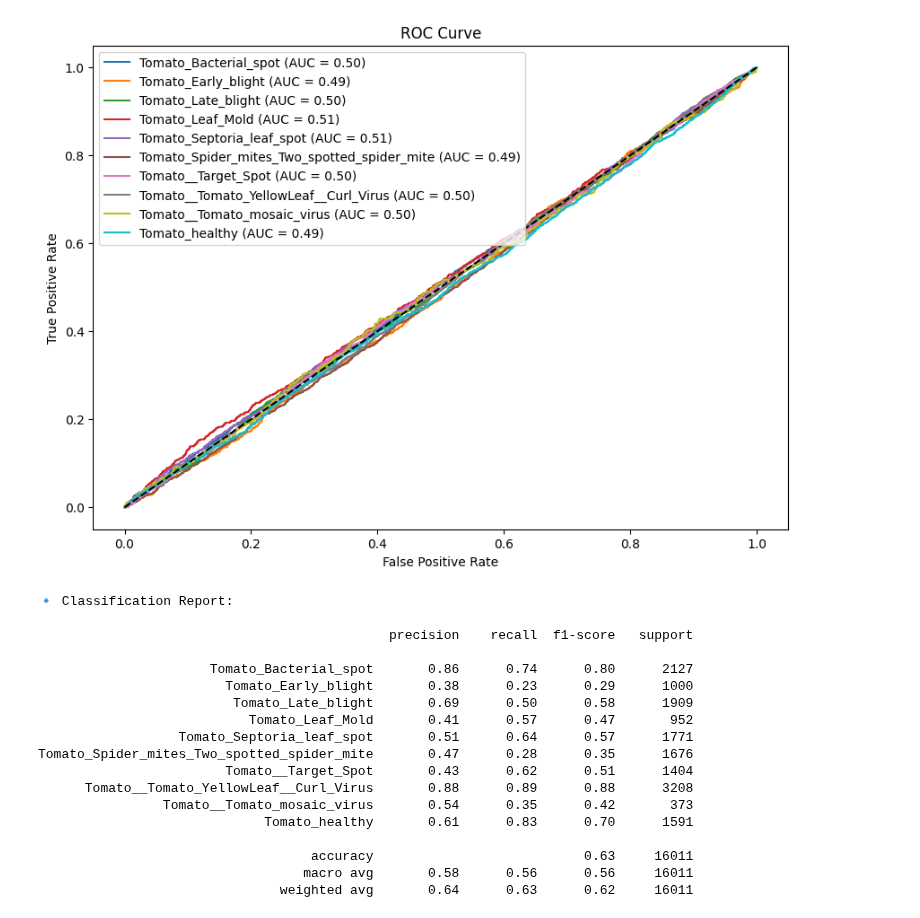
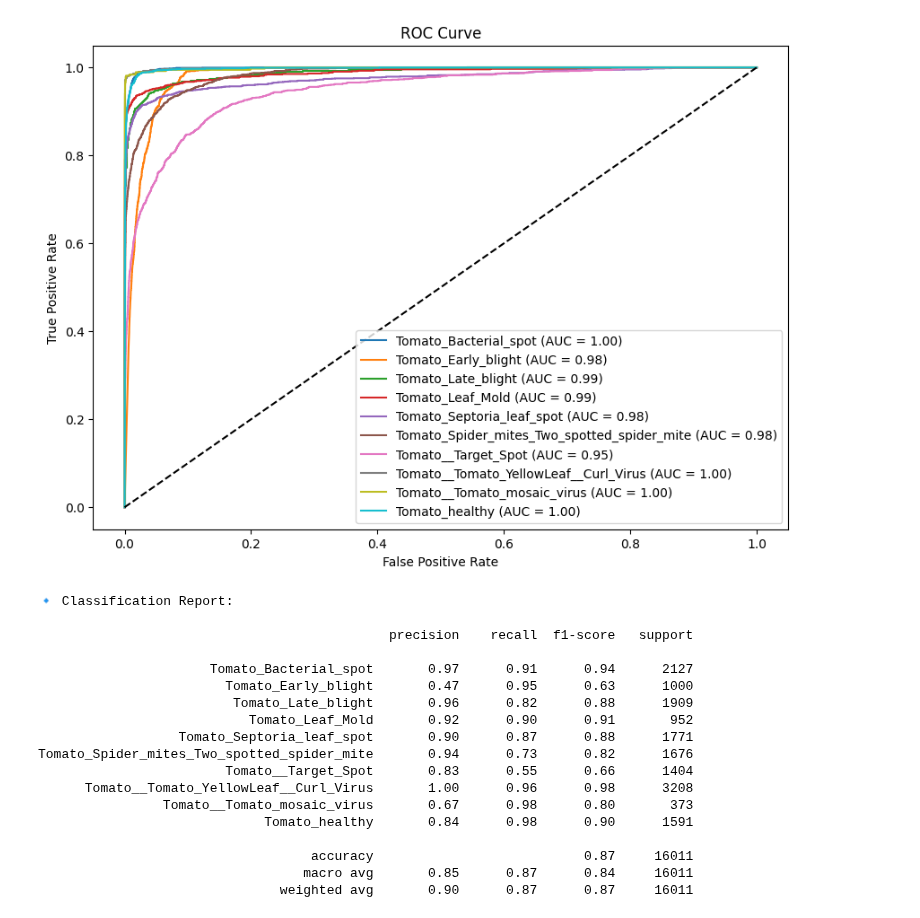
Before and after one commit to Kasaoola/Tomato-Plant-Disease-Detection, a Jupyter notebook: tomato-disease/training/model_evaluation.ipynb, the cells around one changed output. Saved outputs shown, nothing was run; the diff lists cells and outputs as text; code cells hidden in the pictures.

```diff
--- a/tomato-disease/training/model_evaluation.ipynb
+++ b/tomato-disease/training/model_evaluation.ipynb
@@ -8,7 +8,7 @@ BATCH_SIZE = 32
 # Load the dataset
 test_ds = tf.keras.preprocessing.image_dataset_from_directory(
     "PlantVillage",  # Change this path if needed
-    shuffle=True,
+    shuffle=False,
     image_size=(IMAGE_SIZE, IMAGE_SIZE),
     batch_size=BATCH_SIZE
 )
@@ -25,7 +25,7 @@ import seaborn as sns
 import matplotlib.pyplot as plt
 
 # Load the trained model
-model_version = 5  # Change if using a different saved version
+model_version = 6  # Change if using a different saved version
 model_path = f"../models/{model_version}"
 model = load_model(model_path)
 
@@ -33,15 +33,18 @@ model = load_model(model_path)
 # Ensure 'test_ds' is available in the same format as used during training
 y_true = []
 y_pred = []
+y_pred_prob = []
 
 for images, labels in test_ds:
-    predictions = model.predict(images)
+    preds = model.predict(images)
     y_true.extend(labels.numpy())  # Actual labels
-    y_pred.extend(np.argmax(predictions, axis=1))  # Predicted labels
+    y_pred.extend(np.argmax(preds, axis=1))
+    y_pred_prob.extend(preds)# Predicted labels
 
 # Convert lists to NumPy arrays
 y_true = np.array(y_true)
 y_pred = np.array(y_pred)
+y_pred_prob = np.array(y_pred_prob)
 
 # Get class names
 class_names = ['Tomato_Bacterial_spot',
@@ -127,19 +130,19 @@ WARNING:tensorflow:Using a while_loop for converting ImageProjectiveTransformV3
-[figure, old version]
+[figure, new version]
 🔹 Classification Report:
 
                                              precision    recall  f1-score   support
 
-                      Tomato_Bacterial_spot       0.86      0.74      0.80      2127
-                        Tomato_Early_blight       0.38      0.23      0.29      1000
-                         Tomato_Late_blight       0.69      0.50      0.58      1909
-                           Tomato_Leaf_Mold       0.41      0.57      0.47       952
-                  Tomato_Septoria_leaf_spot       0.51      0.64      0.57      1771
-Tomato_Spider_mites_Two_spotted_spider_mite       0.47      0.28      0.35      1676
-                        Tomato__Target_Spot       0.43      0.62      0.51      1404
-      Tomato__Tomato_YellowLeaf__Curl_Virus       0.88      0.89      0.88      3208
-                Tomato__Tomato_mosaic_virus       0.54      0.35      0.42       373
-                             Tomato_healthy       0.61      0.83      0.70      1591
+                      Tomato_Bacterial_spot       0.97      0.91      0.94      2127
+                        Tomato_Early_blight       0.47      0.95      0.63      1000
+                         Tomato_Late_blight       0.96      0.82      0.88      1909
+                           Tomato_Leaf_Mold       0.92      0.90      0.91       952
+                  Tomato_Septoria_leaf_spot       0.90      0.87      0.88      1771
+Tomato_Spider_mites_Two_spotted_spider_mite       0.94      0.73      0.82      1676
+                        Tomato__Target_Spot       0.83      0.55      0.66      1404
+      Tomato__Tomato_YellowLeaf__Curl_Virus       1.00      0.96      0.98      3208
+                Tomato__Tomato_mosaic_virus       0.67      0.98      0.80       373
+                             Tomato_healthy       0.84      0.98      0.90      1591
 
-                                   accuracy                           0.63     16011
-                                  macro avg       0.58      0.56      0.56     16011
-                               weighted avg       0.64      0.63      0.62     16011
+                                   accuracy                           0.87     16011
+                                  macro avg       0.85      0.87      0.84     16011
+                               weighted avg       0.90      0.87      0.87     16011
```
Also changed, not shown: parts of 1 cell of this notebook, 15 other files.
